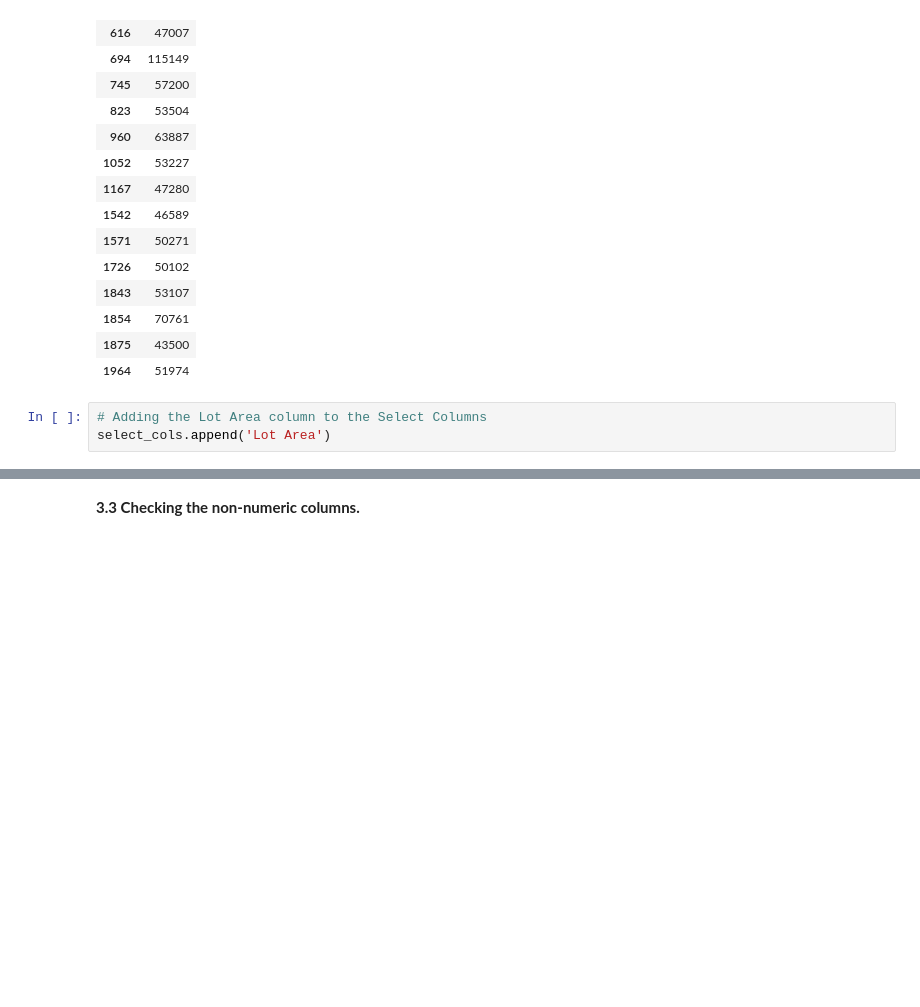
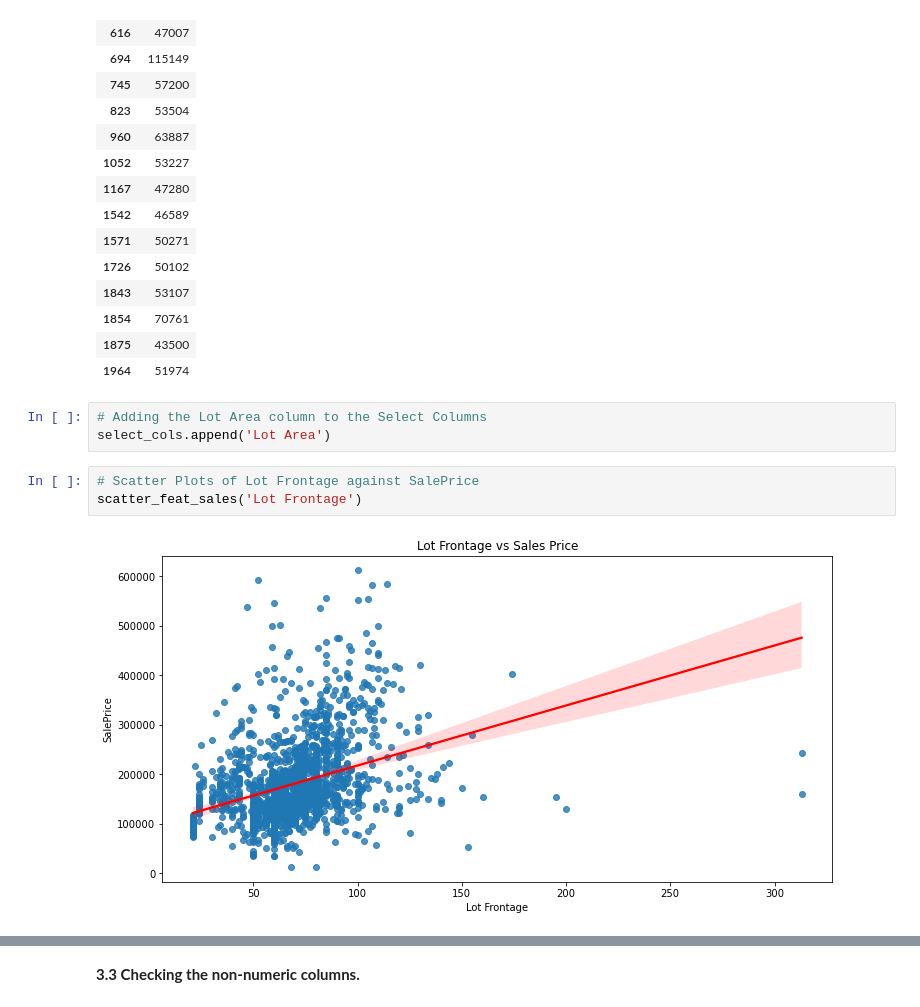
Before and after one commit to Yongfahaik/GA_projects, a Jupyter notebook: project_2/code/01_EDA_and_Cleaning.ipynb, the cells around one changed output, grey strips where cells are left out. Drawn from its saved outputs; the diff is of its cells as text; blank space fills up the shorter version.

```diff
--- a/project_2/code/01_EDA_and_Cleaning.ipynb
+++ b/project_2/code/01_EDA_and_Cleaning.ipynb
@@ -523,3 +525,8 @@ df_train.loc[df_train['Lot Area'] > 40000][['Lot Area']]
 # %%
 # Adding the Lot Area column to the Select Columns
 select_cols.append('Lot Area')
+# %%
+# Scatter Plots of Lot Frontage against SalePrice
+scatter_feat_sales('Lot Frontage')
+# %% [output]
+[figure, added]
```
Also changed, not shown: parts of 13 cells of this notebook, 8 other files.
